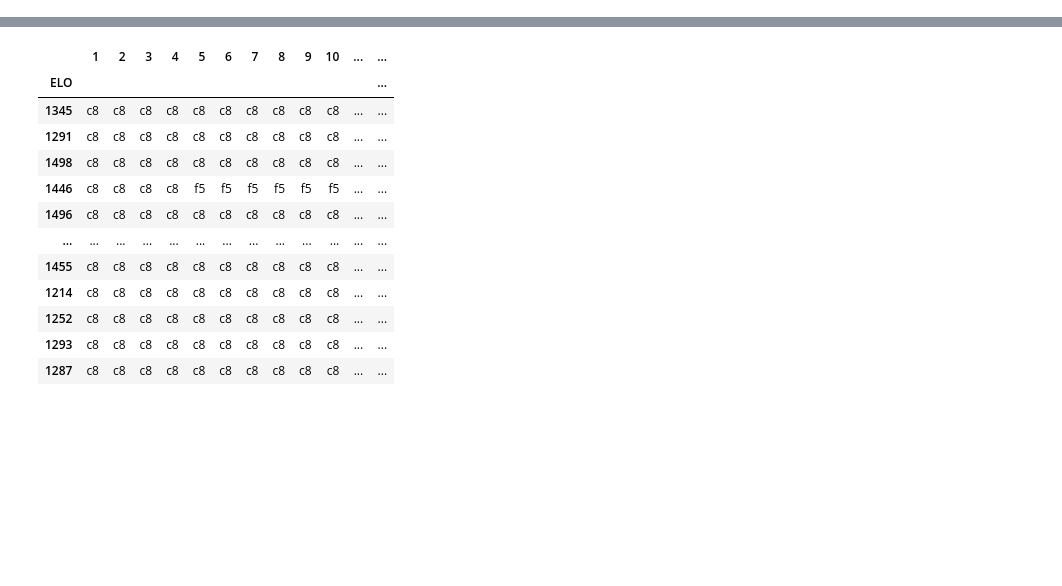
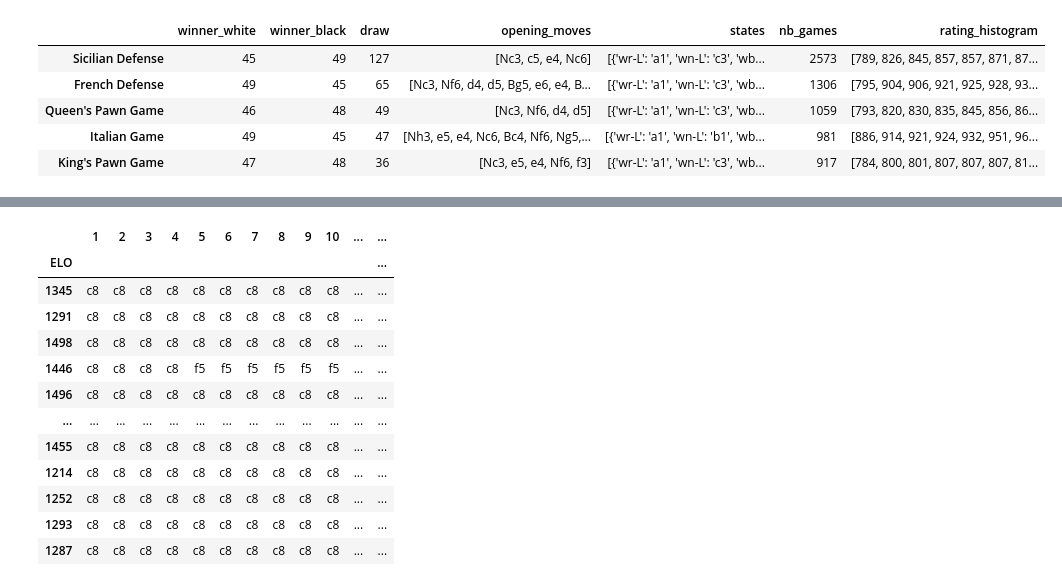
Before and after one commit to com-480-data-visualization/data-visualization-project-2021-thelogisticsscoobyganggotridofswagl33d, a Jupyter notebook: Sandbox.ipynb, the cells around one changed output, grey strips where cells are left out. Drawn from its saved outputs; the diff is of its cells as text; code cells hidden in the pictures; blank space fills up the shorter version.

Commit message:
now the data we read is a list of states and not of moves

```diff
--- a/Sandbox.ipynb
+++ b/Sandbox.ipynb
@@ -84,0 +98,10 @@ def extract_moves_openings(sequence):
+# %%
+openings = pd.read_json('data/openings.json').T
+openings.head(5)
+# %% [output]
+|  | winner_white | winner_black | draw | opening_moves | states | nb_games | rating_histogram |
+| Sicilian Defense | 45 | 49 | 127 | [Nc3, c5, e4, Nc6] | [{'wr-L': 'a1', 'wn-L': 'c3', 'wb... | 2573 | [789, 826, 845, 857, 857, 871, 87... |
+| French Defense | 49 | 45 | 65 | [Nc3, Nf6, d4, d5, Bg5, e6, e4, B... | [{'wr-L': 'a1', 'wn-L': 'c3', 'wb... | 1306 | [795, 904, 906, 921, 925, 928, 93... |
+| Queen's Pawn Game | 46 | 48 | 49 | [Nc3, Nf6, d4, d5] | [{'wr-L': 'a1', 'wn-L': 'c3', 'wb... | 1059 | [793, 820, 830, 835, 845, 856, 86... |
+| Italian Game | 49 | 45 | 47 | [Nh3, e5, e4, Nc6, Bc4, Nf6, Ng5,... | [{'wr-L': 'a1', 'wn-L': 'b1', 'wb... | 981 | [886, 914, 921, 924, 932, 951, 96... |
+| King's Pawn Game | 47 | 48 | 36 | [Nc3, e5, e4, Nf6, f3] | [{'wr-L': 'a1', 'wn-L': 'c3', 'wb... | 917 | [784, 800, 801, 807, 807, 807, 81... |
```
Also changed, not shown: parts of 8 cells of this notebook.
